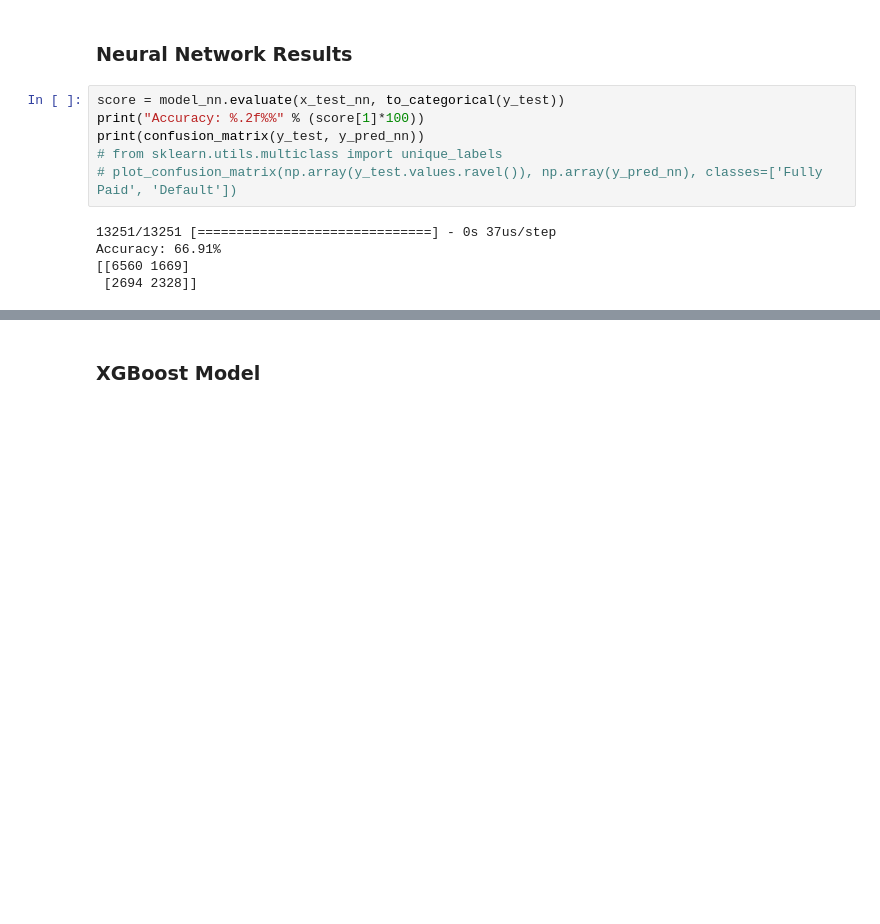
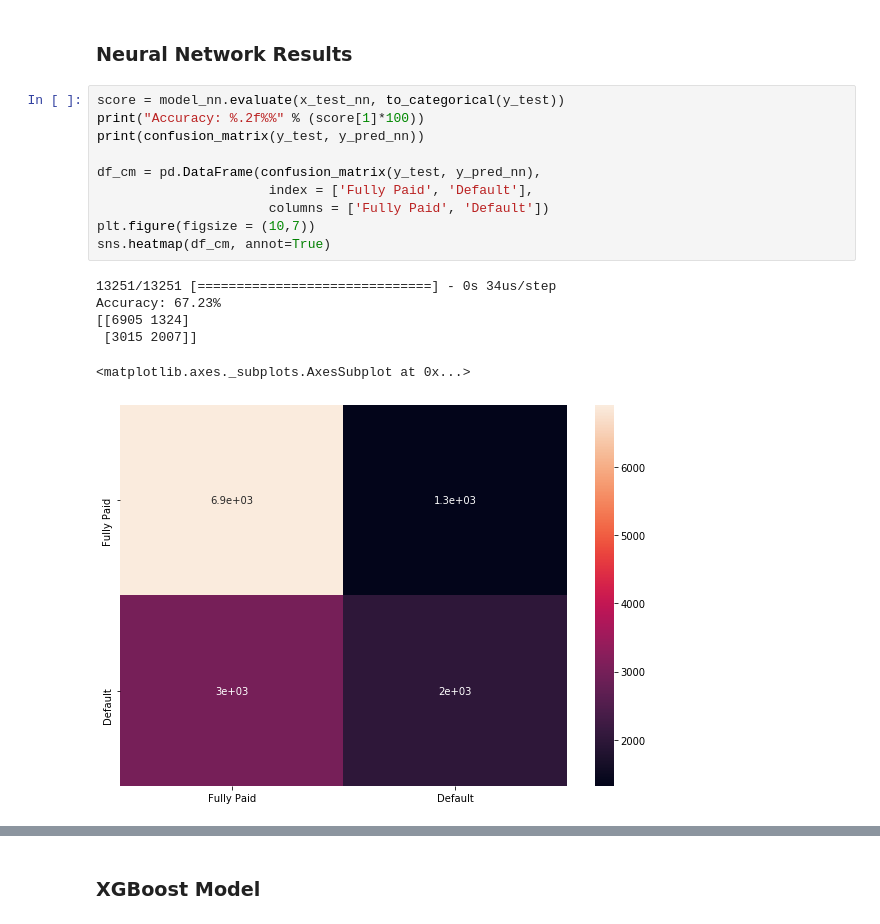
Before and after one commit to ZhuLeon/Loan-Default-Prediction, a Jupyter notebook: src/main.ipynb, the cells around one changed output, grey strips where cells are left out. Saved outputs shown, nothing was run; the diff lists cells and outputs as text; blank space fills up the shorter version.

```diff
--- a/src/main.ipynb
+++ b/src/main.ipynb
@@ -983,14 +943,20 @@ None
 # %%
 score = model_nn.evaluate(x_test_nn, to_categorical(y_test))
 print("Accuracy: %.2f%%" % (score[1]*100))
 print(confusion_matrix(y_test, y_pred_nn))
-# from sklearn.utils.multiclass import unique_labels
-# plot_confusion_matrix(np.array(y_test.values.ravel()), np.array(y_pred_nn), classes=['Fully Paid', 'Default'])
+
+df_cm = pd.DataFrame(confusion_matrix(y_test, y_pred_nn),
+                      index = ['Fully Paid', 'Default'],
+                      columns = ['Fully Paid', 'Default'])
+plt.figure(figsize = (10,7))
+sns.heatmap(df_cm, annot=True)
 # %% [output]
-13251/13251 [==============================] - 0s 37us/step
-Accuracy: 66.91%
-[[6560 1669]
- [2694 2328]]
+13251/13251 [==============================] - 0s 34us/step
+Accuracy: 67.23%
+[[6905 1324]
+ [3015 2007]]
+<matplotlib.axes._subplots.AxesSubplot at 0x...>
+[figure, added]
 # %%
 print('F1 Score:', f1_score(y_test, y_pred_nn))
 print(classification_report(y_test, y_pred_nn))
```
Also changed, not shown: parts of 19 cells of this notebook, 1 other file.
